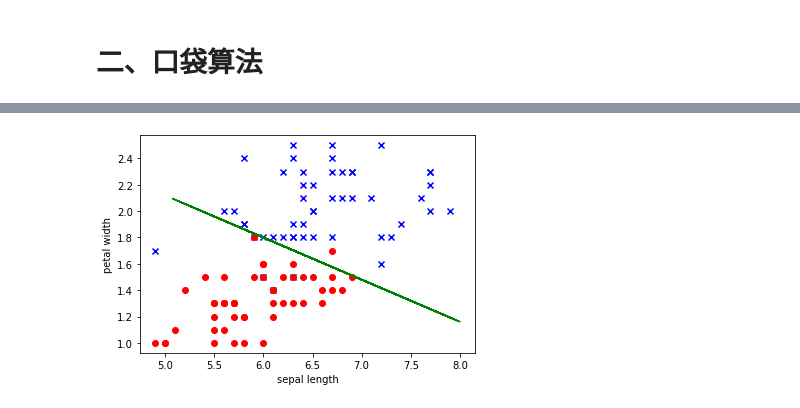
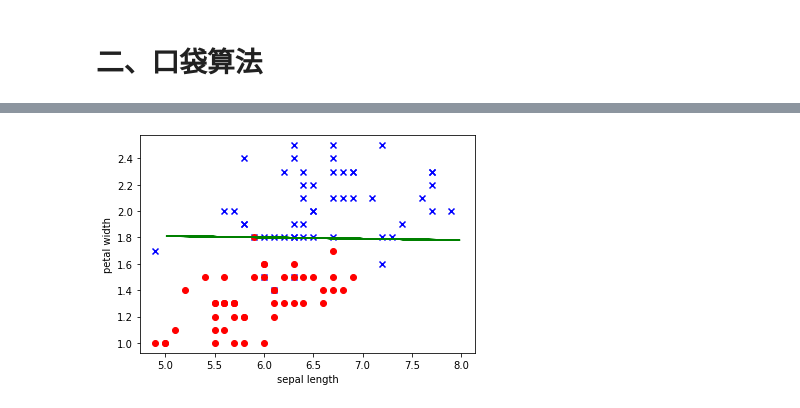
Before and after one commit to ZZh2333/NeuralNetworkAndDeepLearning, a Jupyter notebook: 3-24homework/homeworkv1-AnotherFeatures.ipynb, the cells around one changed output, grey strips where cells are left out. Drawn from its saved outputs; the diff is of its cells as text; code cells hidden in the pictures.

```diff
--- a/3-24homework/homeworkv1-AnotherFeatures.ipynb
+++ b/3-24homework/homeworkv1-AnotherFeatures.ipynb
@@ -204,7 +204,7 @@ for i in range(len(data)):
     else:
         plt.scatter(data[i][0],data[i][1],c='b',marker='x')
 X = np.random.uniform(5,8,50)
-Y = -(w[0]*X-c)/w[1]
+Y = -(w[0]*X+c)/w[1]
 plt.xlabel('sepal length')
 plt.ylabel('petal width')
 plt.plot(X,Y,'g')
@@ -219,13 +219,13 @@ def checkErrorRate(training,w,c):
     for i in range(len(training)):
         x=np.array(training[i][:-1])
         y=training[i][-1]
-        if np.sign(np.sum(w*x)-c)!=np.sign(y):
+        if sign(np.sum(w*x)+c)!=sign(y):
             count+=1
     return count/len(training)
 # %%
 def Pocket():
     w = np.zeros(2)
-    lr = 0.001
+    lr = 0.01
     c = 1
     best_w = w
     bestRate = 1
@@ -241,7 +241,7 @@ def Pocket():
             x = np.array(training[i][:-1])
             y = training[i][-1]
 
-            s = np.sum(w*x)-c
+            s = np.sum(w*x)+c
             z = sign(s)
             if y*z <= 0:
 #                 e = y-z
@@ -263,8 +263,8 @@ if __name__=='__main__':
     print("阈值：",best_c)
     count = 0
     for i in range(len(test)):
-        target = test[i][-1:]
-        result = sign(np.sum(best_w*test[i][:-1])-best_c)
+        target = test[i][-1]
+        result = sign(np.sum(best_w*test[i][:-1])+best_c)
         if(target == result):
             count += 1
     accuracy = float(count/len(test))
@@ -279,7 +279,7 @@ if __name__=='__main__':
 #         else:
 #             plt.scatter(data[i][0],data[i][1],c='b')
     X = np.random.uniform(5,8,50)
-    Y = -(best_w[0]*X-best_c)/best_w[1]
+    Y = -(best_w[0]*X+best_c)/best_w[1]
     plt.plot(X,Y,'g')
     plt.xlabel('sepal length')
     plt.ylabel('petal width')
@@ -294,14 +294,14 @@ if __name__=='__main__':
 # %%
 for i in range(len(data)):
     if data[i][-1] == -1:
         plt.scatter(data[i][0],data[i][1],c='r',marker='o')
     else:
         plt.scatter(data[i][0],data[i][1],c='b',marker='x')
 X = np.random.uniform(5,8,50)
-Y = -(best_w[0]*X-best_c)/best_w[1]
+Y = -(best_w[0]*X+best_c)/best_w[1]
 plt.xlabel('sepal length')
 plt.ylabel('petal width')
 plt.plot(X,Y,'g')
 plt.show()
 # %% [output]
-[figure, old version]
+[figure, new version]
```
Also changed, not shown: parts of 7 cells of this notebook, 6 other files.
